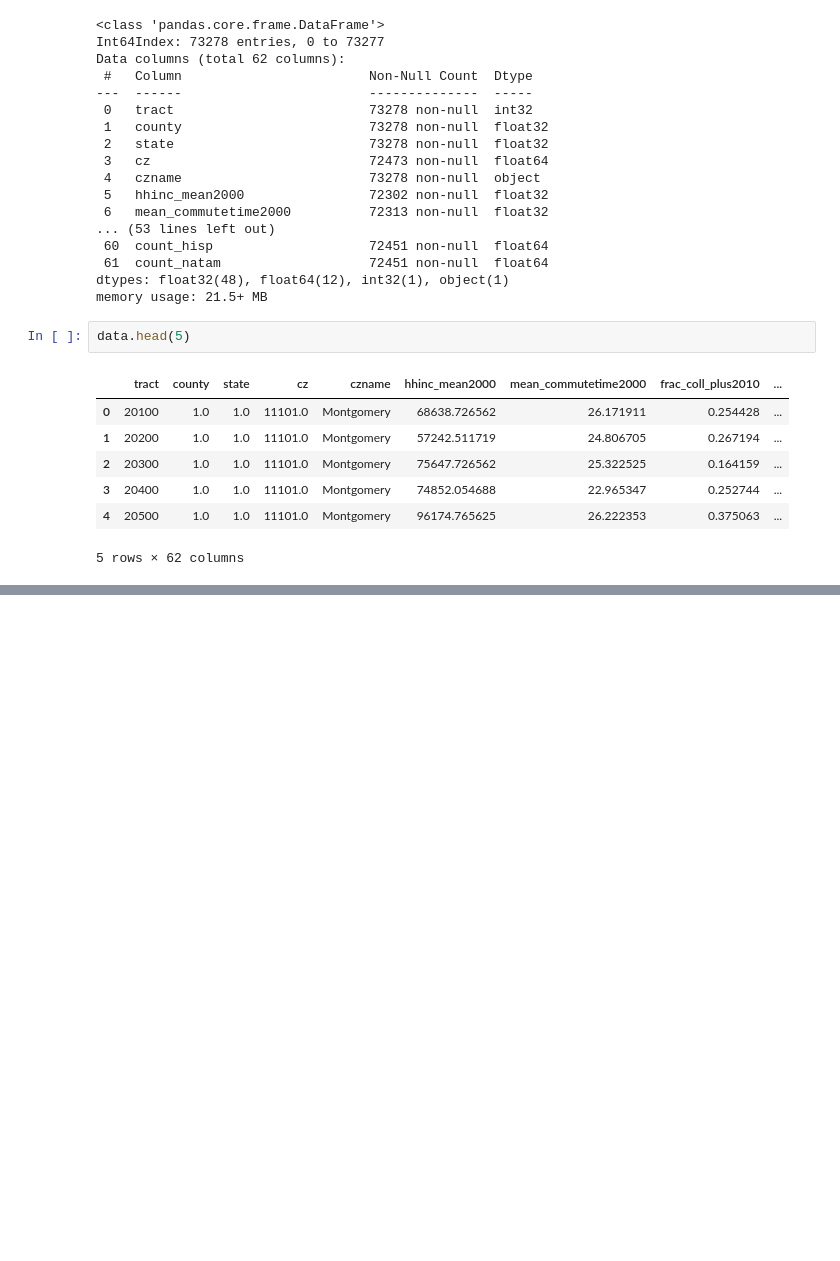
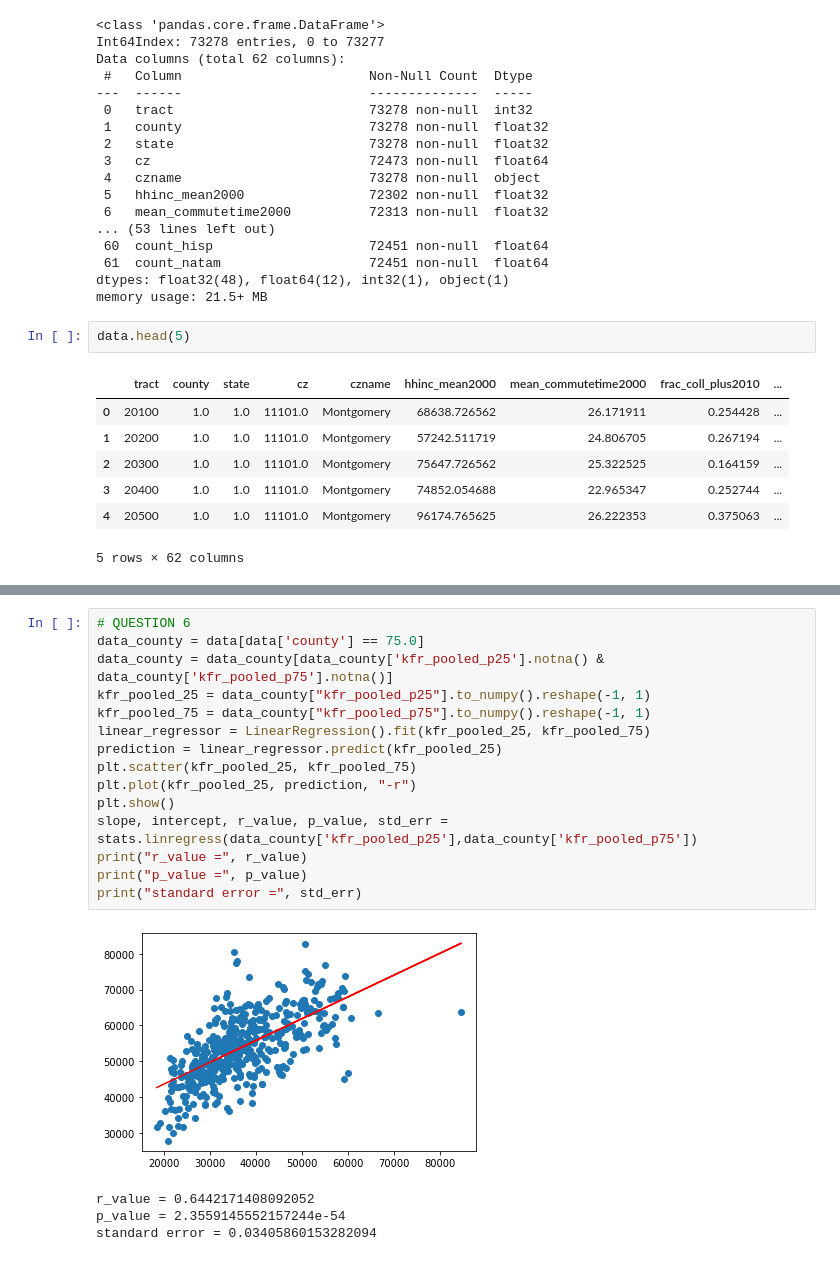
Before and after one commit to artemka169/big_data_project_1, a Jupyter notebook: main.ipynb, the cells around one changed output, grey strips where cells are left out. Cells and saved outputs as stored; diff of their text form; blank space fills up the shorter version.

```diff
--- a/main.ipynb
+++ b/main.ipynb
@@ -97,0 +291,20 @@ plt.hist(data_state['kfr_asian_p25'])
+# %%
+# QUESTION 6
+data_county = data[data['county'] == 75.0]
+data_county = data_county[data_county['kfr_pooled_p25'].notna() & data_county['kfr_pooled_p75'].notna()]
+kfr_pooled_25 = data_county["kfr_pooled_p25"].to_numpy().reshape(-1, 1)
+kfr_pooled_75 = data_county["kfr_pooled_p75"].to_numpy().reshape(-1, 1)
+linear_regressor = LinearRegression().fit(kfr_pooled_25, kfr_pooled_75)
+prediction = linear_regressor.predict(kfr_pooled_25)
+plt.scatter(kfr_pooled_25, kfr_pooled_75)
+plt.plot(kfr_pooled_25, prediction, "-r")
+plt.show()
+slope, intercept, r_value, p_value, std_err = stats.linregress(data_county['kfr_pooled_p25'],data_county['kfr_pooled_p75'])
+print("r_value =", r_value)
+print("p_value =", p_value)
+print("standard error =", std_err)
+# %% [output]
+[figure, added]
+r_value = 0.6442171408092052
+p_value = 2.3559145552157244e-54
+standard error = 0.03405860153282094
```
Also changed, not shown: parts of 9 cells of this notebook.
